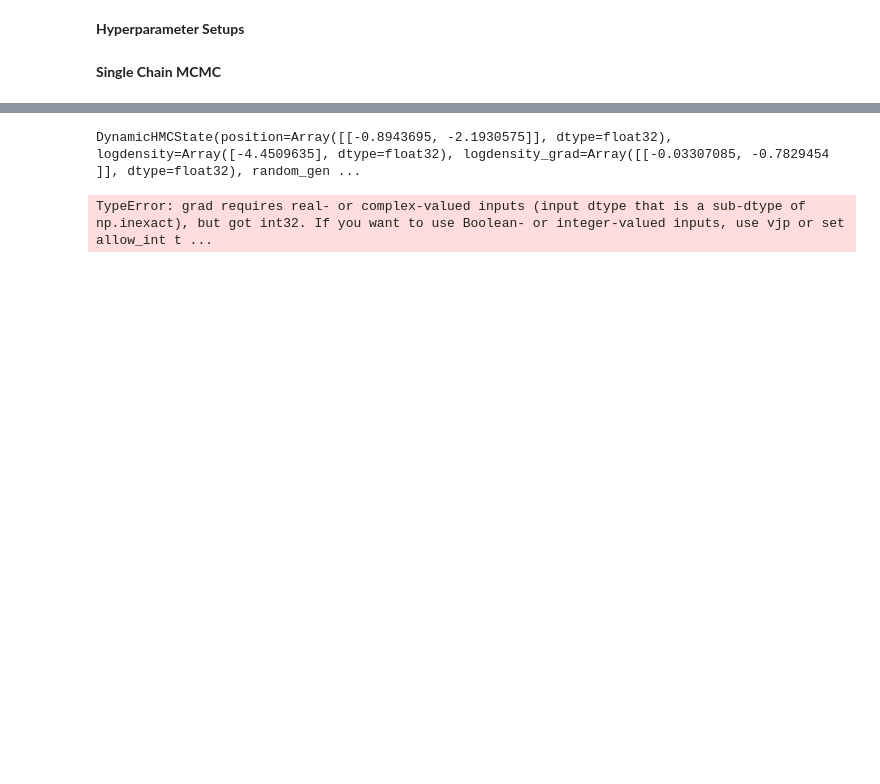
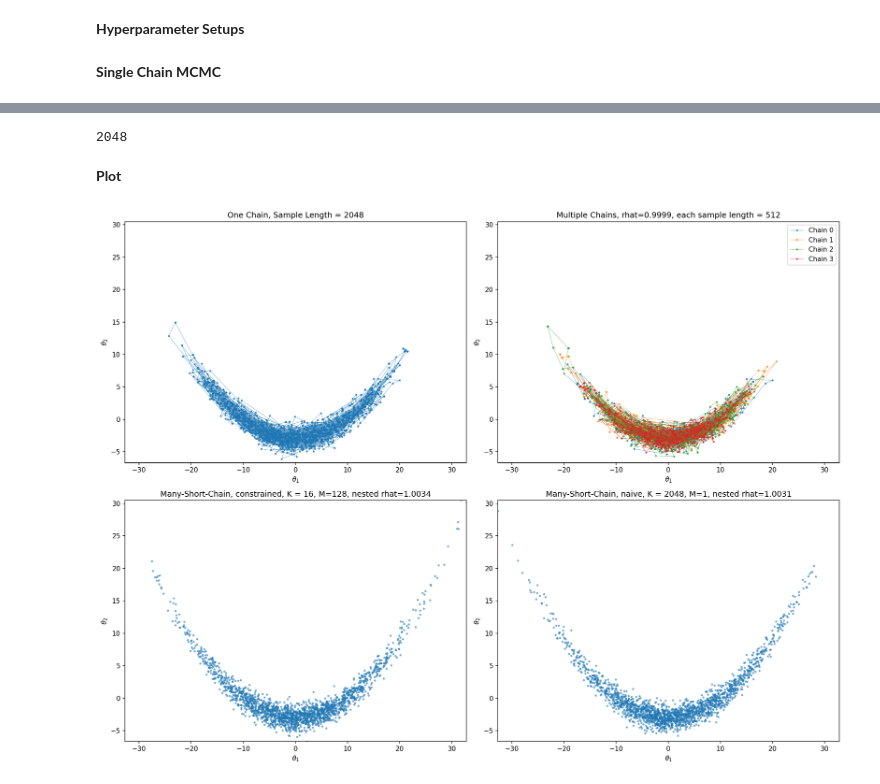
Before and after one commit to JustinTrenchcoat/Capstone_Many_Short_Chain, a Jupyter notebook: Additional_Experiment/Comparision_Experiment/Rosenbrock_Comparision.ipynb, the cells around one changed output, grey strips where cells are left out. Drawn from its saved outputs; the diff is of its cells as text; code cells hidden in the pictures; blank space fills up the shorter version.

Commit message:
Comparison draft

```diff
--- a/Additional_Experiment/Comparision_Experiment/Rosenbrock_Comparision.ipynb
+++ b/Additional_Experiment/Comparision_Experiment/Rosenbrock_Comparision.ipynb
@@ -196,5 +161,31 @@ keys = random.split(base_key, repitition)
 # %%
-samples = single_chain(100,2048,initialize,random.PRNGKey(1),logdensity,initial_step_size)
+# single chain run with 2048 iterations
+samples, mean_r_hat = multiple_chains(warmup_length, 2048,initialize, random.PRNGKey(1),
+                    logdensity, initial_step_size, [], 1)
-# %% [output]
-DynamicHMCState(position=Array([[-0.8943695, -2.1930575]], dtype=float32), logdensity=Array([-4.4509635], dtype=float32), logdensity_grad=Array([[-0.03307085, -0.7829454 ]], dtype=float32), random_gen ...
-TypeError: grad requires real- or complex-valued inputs (input dtype that is a sub-dtype of np.inexact), but got int32. If you want to use Boolean- or integer-valued inputs, use vjp or set allow_int t ...
+# %%
+# multiple chain ran consequtively
+multichain_samples, multichain_mean_r_hat = multiple_chains(warmup_length, 512,initialize, random.PRNGKey(1),
+                    logdensity, initial_step_size, [], 4)
+# %%
+# constrained initalization of many-short-chain:
+constrained_sample, constrained_rhat = simulation(warmup_length,num_chains_short, num_super_chains,
+               False,initialize, random.PRNGKey(1),
+               logdensity,initial_step_size,
+               mean_benchmark,var_benchmark)
+# %%
+naive_sample, naive_rhat = simulation(warmup_length,num_chains_short, num_super_chains,
+               True,initialize, random.PRNGKey(1),
+               logdensity,initial_step_size,
+               mean_benchmark, var_benchmark)
+# %%
+samples[0]["Samples"].shape[0]
+# %% [output]
+2048
+# %% [markdown]
+**Plot**
+# %%
+comparison_plot(samples, multichain_samples,
+                    constrained_sample, naive_sample, multichain_mean_r_hat,
+                    constrained_rhat, naive_rhat)
+# %% [output]
+[figure, added]
```
Also changed, not shown: parts of 5 cells of this notebook, 2 other files.
